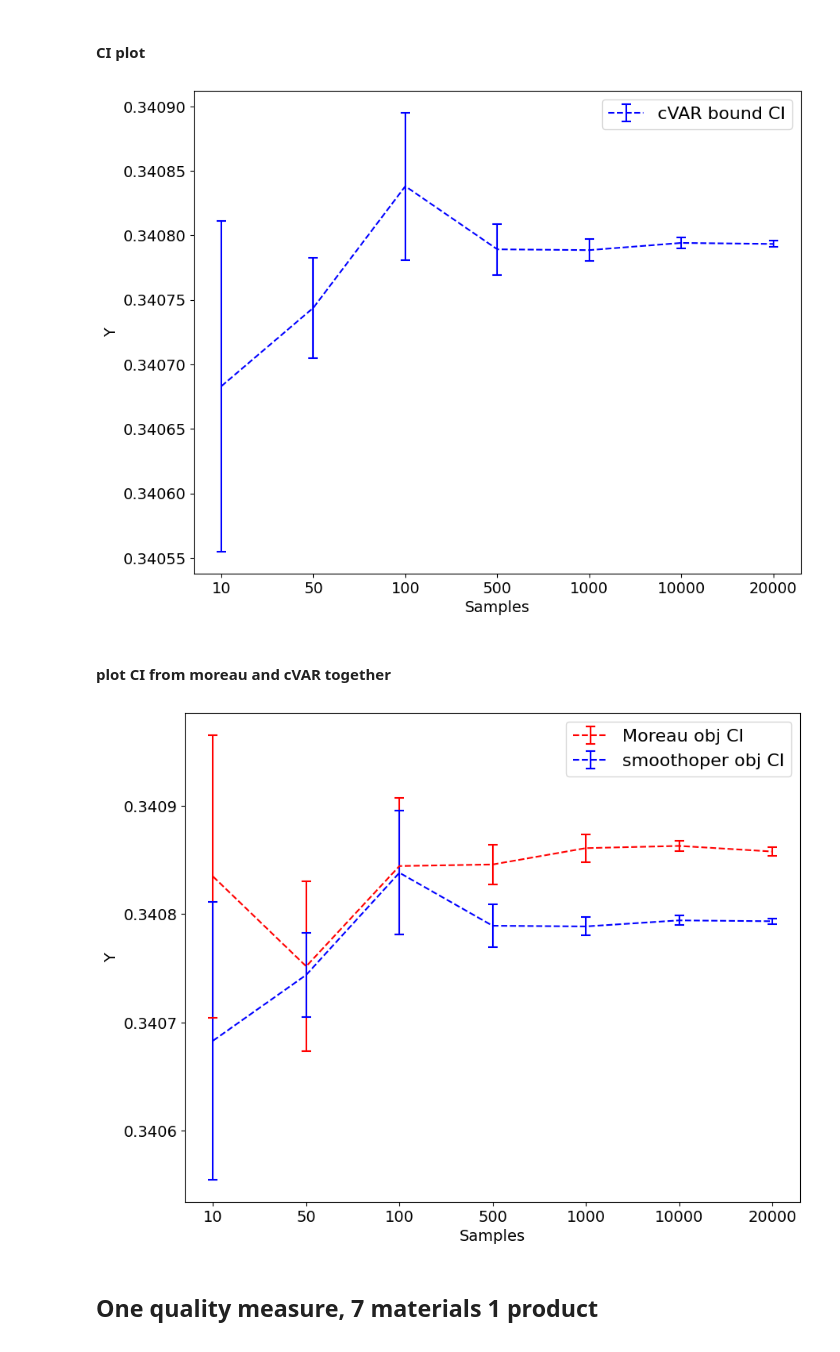
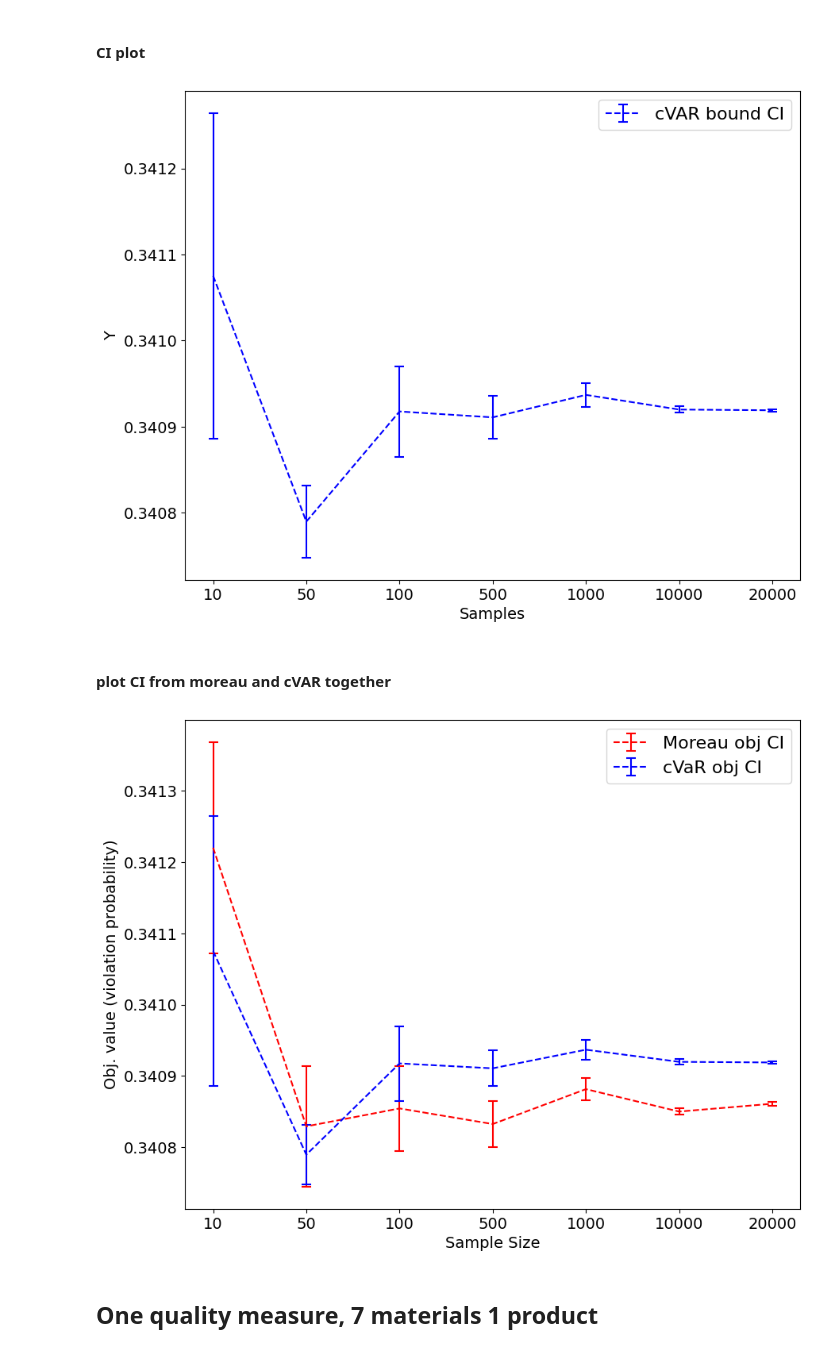
Before and after one commit to SzuHannah/blending-stochastic, a Jupyter notebook: Advopt_final.ipynb, the cells around one changed output. Saved outputs shown, nothing was run; the diff lists cells and outputs as text; code cells hidden in the pictures.

```diff
--- a/Advopt_final.ipynb
+++ b/Advopt_final.ipynb
@@ -24,7 +24,6 @@ N_seq = [10, 50, 100, 500, 1000, 10000, 20000]; # numb of samples
 M = 10; # numb of replication
 Nprim = 1000;
 alpha = 0.05;
-eps = 0.001;
 # feasible region of Qx-b
 lb = 0
 ub = 10.21
@@ -48,7 +47,7 @@ for s in range(len(N_seq)):
         e1 = np.random.uniform(16.768,16.982,N) ;
         e2 = np.random.uniform(14.540,15.656, N)
         exp = 0; # each replication
-        mu = 0.01 # control step size
+        mu = 0.001 # control step size
 
         # model
         model = grb.Model('SAA_mor', env = e);
@@ -294,13 +293,13 @@ for s in range(len(N_seq)):
         # Define Objective & constraints
         for k in range(N):
           t = cv_model.addVar()
-          cv_model.addConstr(t == e1[k]*x[1,k]+e2[k]*x[2,k]-5.75+eps)
+          cv_model.addConstr(t == e1[k]*x[1,k]+e2[k]*x[2,k]-5.75-eps)
 
           #max
           u = cv_model.addVar()
           cv_model.addGenConstrMax(u,[t],0)
           ue = cv_model.addVar()
-          cv_model.addConstr(ue == u/eps)
+          cv_model.addConstr(ue == -u/eps)
 
           cv_model.addConstr(69.97 * x[1,k] + 56.80 * x[2,k] <= 100)
           cv_model.addConstr(x[1,k] + x[2,k] >= 0.3)
@@ -462,24 +461,25 @@ ax.errorbar([str(N_seq[i]) for i in range(len(N_seq))], cv_seq, yerr = cv_ci, co
 ax.legend(['cVAR bound CI'], fontsize  = 16)
 plt.show()
 # %% [output]
-[figure, old version]
+[figure, new version]
 # %% [markdown]
 #### plot CI from moreau and cVAR together
 # %%
 fig =  plt.figure(figsize=(10, 8))
 ax = fig.add_subplot(111)
-ax.set_xlabel('Samples', fontsize = 14)
-ax.set_ylabel('Y', fontsize = 14)
+ax.set_xlabel('Sample Size', fontsize = 14)
+ax.set_ylabel('Obj. value (violation probability)', fontsize = 14)
 ax.yaxis.set_tick_params(labelsize=14)
 ax.xaxis.set_tick_params(labelsize=14)
 # ax.axis([0, 5, 0, 35])
 linestyle = {"linestyle":"--", "linewidth":1.5, "markeredgewidth":1.5, "elinewidth":1.5, "capsize":4}
 ax.errorbar([str(N_seq[i]) for i in range(len(N_seq))], seq, yerr = ci, color="r", **linestyle)
 ax.errorbar([str(N_seq[i]) for i in range(len(N_seq))], cv_seq, yerr = cv_ci, color="b", **linestyle)
-ax.legend(['Moreau obj CI','smoothoper obj CI'], fontsize  = 16)
+ax.legend(['Moreau obj CI','cVaR obj CI'], fontsize  = 16)
+plt.savefig('/content/drive/My Drive/Project-blending/2mat1pro1qual.png')
 plt.show()
 # %% [output]
-[figure, old version]
+[figure, new version]
 # %% [markdown]
 ## One quality measure, 7 materials 1 product
 # %% [markdown]
```
Also changed, not shown: parts of 11 cells of this notebook.
